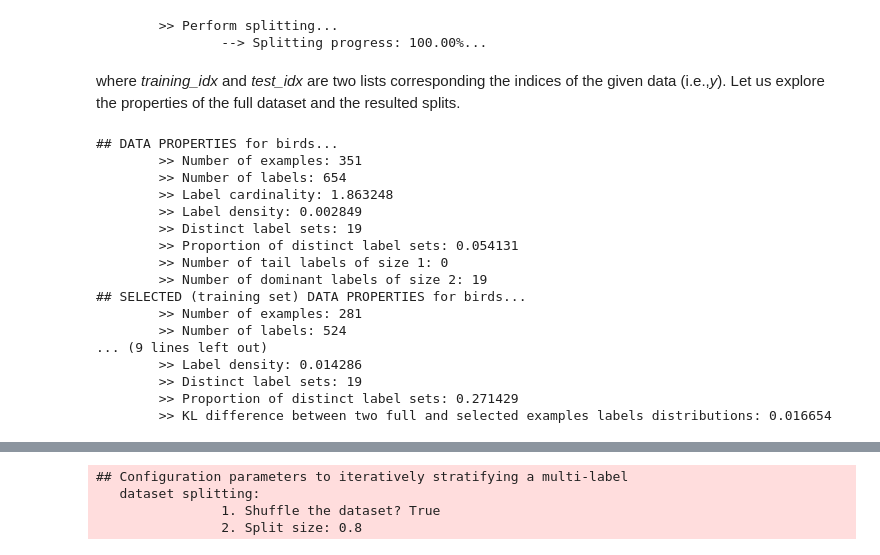
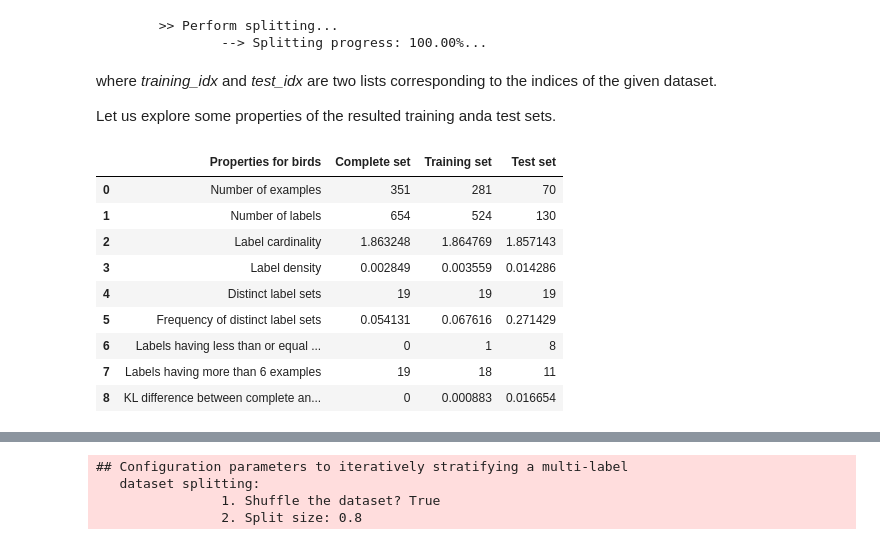
Before and after one commit to arbasher/straSplit, a Jupyter notebook: src/doc/split.ipynb, the cells around one changed output, grey strips where cells are left out. Cells and saved outputs as stored; diff of their text form; code cells hidden in the pictures.

```diff
--- a/src/doc/split.ipynb
+++ b/src/doc/split.ipynb
@@ -17,5 +21,6 @@ os.getcwd()
 # %%
 import pickle as pkl
+import pandas as pd
 from IPython.display import HTML, display
 
 ## load utilities
@@ -32,3 +37,8 @@ from comm2split import CommunityStratification
 from enhance2split import LabelEnhancementStratification
 from active2split import ActiveStratification
 from gan2split import GANStratification
+
+## Set dataframe to maxwidth
+pd.set_option('display.max_columns', None)  # or 1000
+pd.set_option('display.max_rows', None)  # or 1000
+pd.set_option('display.max_colwidth', None)  # or 199
@@ -72,34 +99,22 @@ training_idx, test_idx = st.fit(y=y)
         >> Perform splitting...
                 --> Splitting progress: 100.00%...
 # %% [markdown]
-where *training_idx* and *test_idx* are two lists corresponding the indices
-of the given data (i.e.,*y*). Let us explore the properties of the full
-dataset and the resulted splits.
+where *training_idx* and *test_idx* are two lists corresponding to the indices of the given dataset.
+
+Let us explore some properties of the resulted training anda test sets.
 # %%
 model_name = "naive2split"
-data_properties(y=y.toarray(), selected_examples=training_idx, num_tails=1,
-                display_full_properties=True, dataset_name=dsname,
-                model_name=model_name, split_set_name="training",
-                rspath=RESULT_PATH)
-data_properties(y=y.toarray(), selected_examples=test_idx, num_tails=1,
-                display_full_properties=False, dataset_name=dsname,
-                model_name=model_name, split_set_name="test",
-                rspath=RESULT_PATH, mode="a")
+df, chart = data_properties(y=y.toarray(), selected_examples=[training_idx, test_idx], num_tails=5, dataset_name=dsname,
+                            model_name=model_name, rspath=RESULT_PATH, display_dataframe=True, display_figure=True)
+df
 # %% [output]
-## DATA PROPERTIES for birds...
-        >> Number of examples: 351
-        >> Number of labels: 654
-        >> Label cardinality: 1.863248
-        >> Label density: 0.002849
-        >> Distinct label sets: 19
-        >> Proportion of distinct label sets: 0.054131
-        >> Number of tail labels of size 1: 0
-        >> Number of dominant labels of size 2: 19
-## SELECTED (training set) DATA PROPERTIES for birds...
-        >> Number of examples: 281
-        >> Number of labels: 524
-... (9 lines left out)
-        >> Label density: 0.014286
-        >> Distinct label sets: 19
-        >> Proportion of distinct label sets: 0.271429
-        >> KL difference between two full and selected examples labels distributions: 0.016654
+|  | Properties for birds | Complete set | Training set | Test set |
+| 0 | Number of examples | 351 | 281 | 70 |
+| 1 | Number of labels | 654 | 524 | 130 |
+| 2 | Label cardinality | 1.863248 | 1.864769 | 1.857143 |
+| 3 | Label density | 0.002849 | 0.003559 | 0.014286 |
+| 4 | Distinct label sets | 19 | 19 | 19 |
+| 5 | Frequency of distinct label sets | 0.054131 | 0.067616 | 0.271429 |
+| 6 | Labels having less than or equal ... | 0 | 1 | 8 |
+| 7 | Labels having more than 6 examples | 19 | 18 | 11 |
+| 8 | KL difference between complete an... | 0 | 0.000883 | 0.016654 |
```
Also changed, not shown: parts of 42 cells of this notebook, 12 other files.
